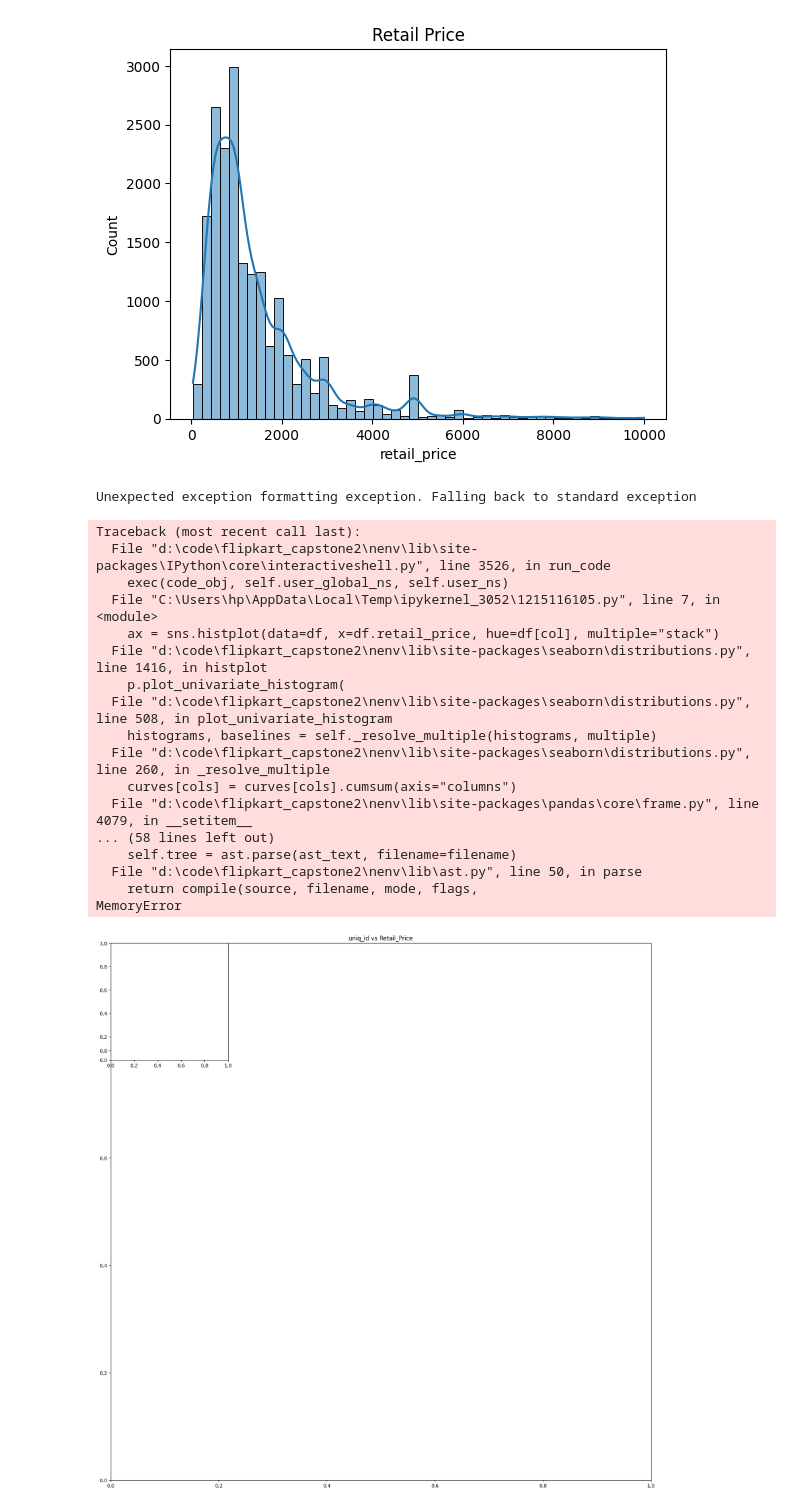
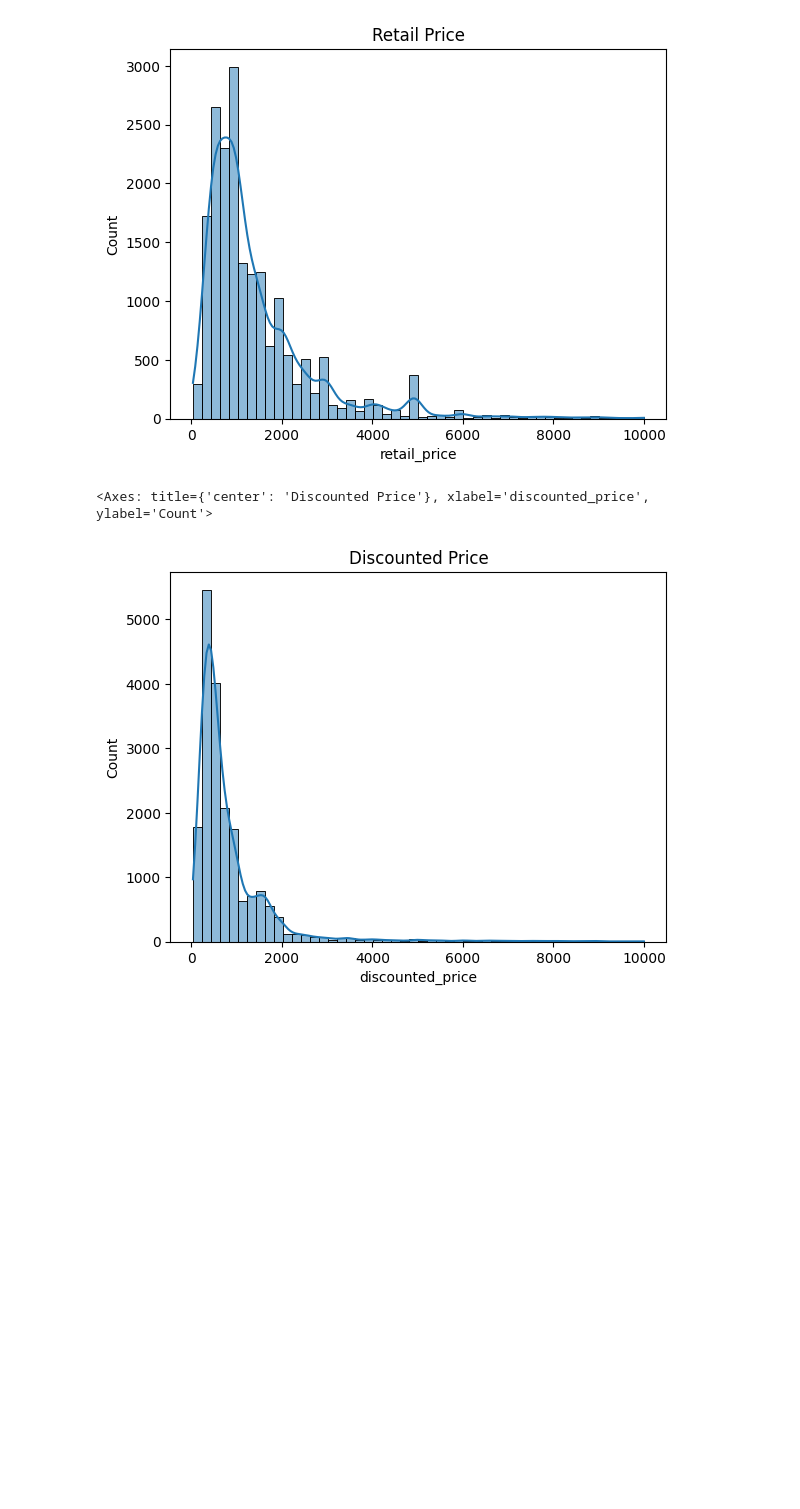
Before and after one commit to sam47-asfaw/Flipkart-Price-Predictor, a Jupyter notebook: notebook.ipynb, the cells around one changed output. Cells and saved outputs as stored; diff of their text form; code cells hidden in the pictures; blank space fills up the shorter version.

```diff
--- a/notebook.ipynb
+++ b/notebook.ipynb
@@ -200,24 +202,7 @@ sns.histplot(df.retail_price[df.retail_price < 10000], kde=True, bins = 50)
 [figure]
 # %%
 plt.title("Discounted Price")
-sns.histplot(df.discounted_price, kde=True, bins = 50)
+sns.histplot(df.discounted_price[df.discounted_price < 10000], kde=True, bins = 50)
 # %% [output]
-Unexpected exception formatting exception. Falling back to standard exception
+<Axes: title={'center': 'Discounted Price'}, xlabel='discounted_price', ylabel='Count'>
-Traceback (most recent call last):
-  File "d:\code\flipkart_capstone2\nenv\lib\site-packages\IPython\core\interactiveshell.py", line 3526, in run_code
-    exec(code_obj, self.user_global_ns, self.user_ns)
-  File "C:\Users\hp\AppData\Local\Temp\ipykernel_3052\1215116105.py", line 7, in <module>
-    ax = sns.histplot(data=df, x=df.retail_price, hue=df[col], multiple="stack")
-  File "d:\code\flipkart_capstone2\nenv\lib\site-packages\seaborn\distributions.py", line 1416, in histplot
-    p.plot_univariate_histogram(
-  File "d:\code\flipkart_capstone2\nenv\lib\site-packages\seaborn\distributions.py", line 508, in plot_univariate_histogram
-    histograms, baselines = self._resolve_multiple(histograms, multiple)
-  File "d:\code\flipkart_capstone2\nenv\lib\site-packages\seaborn\distributions.py", line 260, in _resolve_multiple
-    curves[cols] = curves[cols].cumsum(axis="columns")
-  File "d:\code\flipkart_capstone2\nenv\lib\site-packages\pandas\core\frame.py", line 4079, in __setitem__
-... (58 lines left out)
-    self.tree = ast.parse(ast_text, filename=filename)
-  File "d:\code\flipkart_capstone2\nenv\lib\ast.py", line 50, in parse
-    return compile(source, filename, mode, flags,
-MemoryError
-[figure, old version]
+[figure, new version]
```
Also changed, not shown: parts of 13 cells of this notebook.
